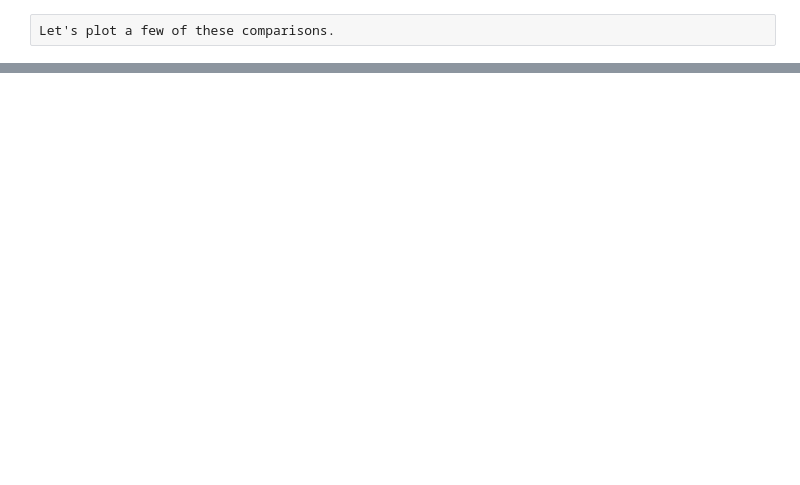
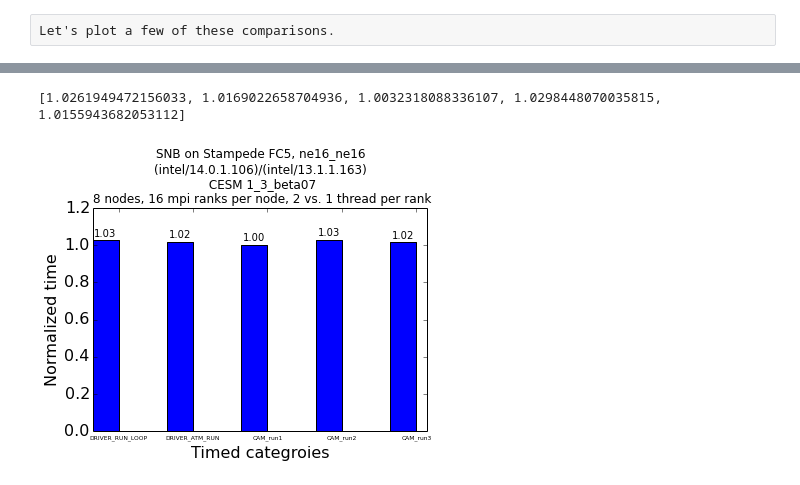
Before and after one commit to srinathv/CesmPerfTools, a Jupyter notebook: notebooks/StampedeRuns.ipynb, the cells around one changed output, grey strips where cells are left out. Saved outputs shown, nothing was run; the diff lists cells and outputs as text; code cells hidden in the pictures; blank space fills up the shorter version.

Commit message:
now plotting single vs. hyper threading

```diff
--- a/notebooks/StampedeRuns.ipynb
+++ b/notebooks/StampedeRuns.ipynb
@@ -93,9 +93,9 @@ So 16 ranks is faster than 15 ranks using 2 threads per rank.  But, single threa
 Which of the routines for the single thread vs. hyper threading is faster?
 # %%
 for i in range(len(subNames)):
-    if (sixteenRanks.getDataEntry(subNames[i],"wallmax") != 0.):
+    if (sixteenRanksOneThread.getDataEntry(subNames[i],"wallmax") != 0.):
       try:
-        ratio=sixteenRanksOneThread.getDataEntry(subNames[i],"wallmax")/sixteenRanks.getDataEntry(subNames[i],"wallmax")
+        ratio=sixteenRanks.getDataEntry(subNames[i],"wallmax")/sixteenRanksOneThread.getDataEntry(subNames[i],"wallmax")
       except:
         print subNames[i], ' has an issue while calculating ratios'
       if (ratio > 1.):
@@ -125,0 +123,28 @@ Let's plot a few of these comparisons.
+# %%
+ratioList=[]
+outerTimedGroups=['DRIVER_RUN_LOOP','DRIVER_ATM_RUN','CAM_run1','CAM_run2','CAM_run3']
+for i in outerTimedGroups:
+    ratioList.append(sixteenRanks.getDataEntry(i,"wallmax")/sixteenRanksOneThread.getDataEntry(i,"wallmax"))
+# %% [output]
+[1.0261949472156033, 1.0169022658704936, 1.0032318088336107, 1.0298448070035815, 1.0155943682053112]
+# %%
+ratioArray=np.array(ratioList)
+pos = np.arange(int(np.size(ratioList)))    # the bar centers on the x axis
+width = 0.35
+
+plt.rc(('xtick','ytick','axes'), labelsize=16.0)
+
+plt.figure(1)
+ratioBars = plt.bar(pos, ratioArray, width, color='b')
+
+plt.ylabel('Normalized time')
+plt.xlabel('Timed categroies')
+plt.xticks(pos+width, outerTimedGroups, fontsize=6)
+#plt.legend((ratioBars),('Sandybridge'))
+plt.title('SNB on Stampede FC5, ne16_ne16 \n' +
+          '(intel impi: 14.0.1.106, intel 13.1.1.163)' +
+          '\n CESM 1_3_beta07 \n 8 nodes, 16 mpi ranks per node, 2 vs. 1 thread per rank ',fontsize=12.)
+cpp.autolabelRel(ratioBars)
+plt.show()
+# %% [output]
+[figure, added]
```
Also changed, not shown: parts of 2 cells of this notebook.
